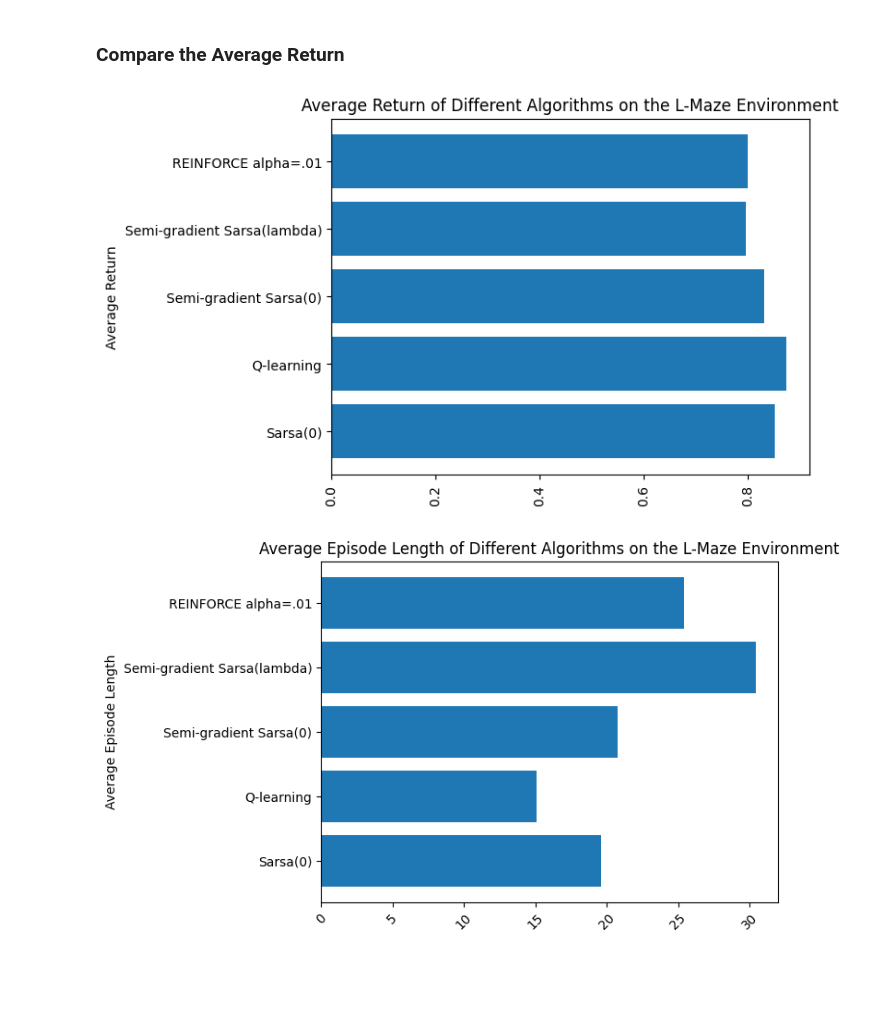
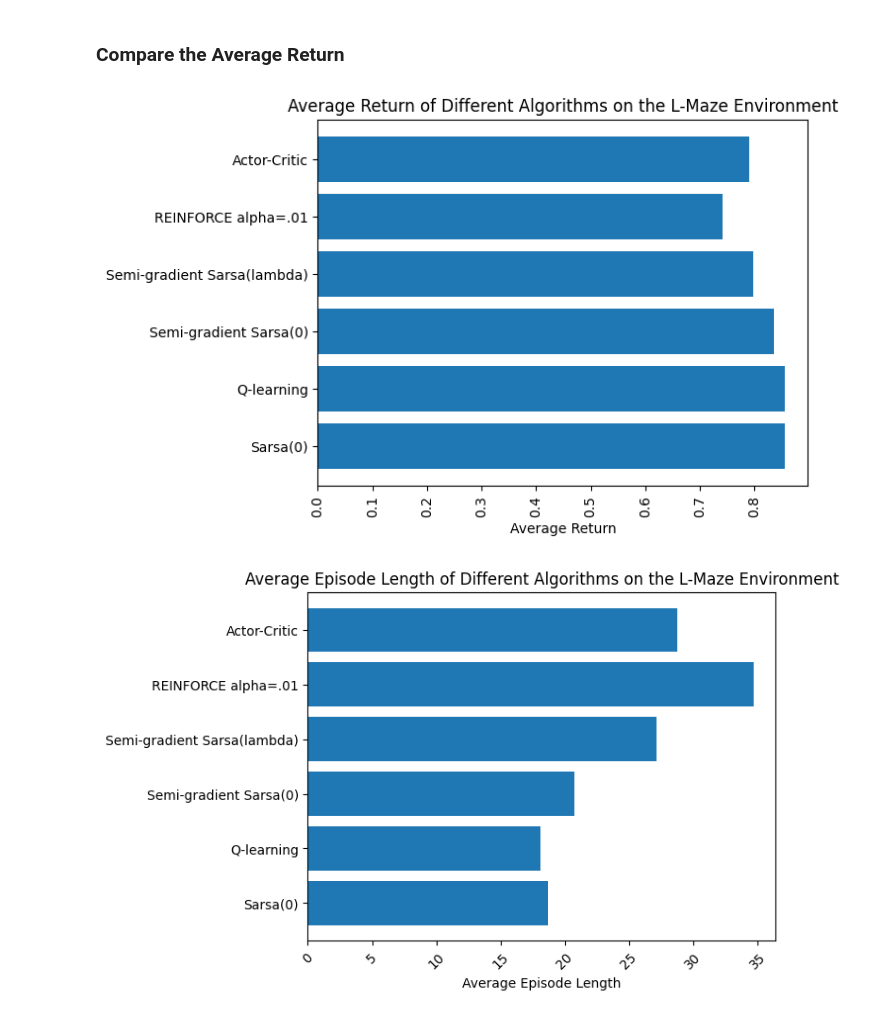
Before and after one commit to mhahsler/Introduction_to_Reinforcement_Learning, a Jupyter notebook: Policy_Gradient/L-Maze_Comparison.ipynb, the cells around one changed output. Drawn from its saved outputs; the diff is of its cells as text; code cells hidden in the pictures; blank space fills up the shorter version.

Commit message:
added actor-critic.

```diff
--- a/Policy_Gradient/L-Maze_Comparison.ipynb
+++ b/Policy_Gradient/L-Maze_Comparison.ipynb
@@ -69,7 +68,7 @@ We use:
 # %%
-from gym_classics.algorithms.temporal_difference_learning import Sarsa
+from gym_classics.algorithms.temporal_difference_learning import Sarsa_0
 
-Q, history = Sarsa(env, n=5000, discount=.99, alpha = 0.01, epsilon = eps_schedule, history = True)
+Q, history = Sarsa_0(env, n=5000, discount=.99, alpha = 0.01, epsilon = eps_schedule, history = True)
 
 plot_returns(history["returns"])
 plot_ep_lens(history["ep_lens"])
@@ -105,3 +103,6 @@ We use Fourier basis features with:
+# %%
+gym_env = gym.make('LMaze-v0', tabular=False)
+env = gym_env.unwrapped
 # %%
 from gym_classics.algorithms.linear_approximation import transformation_fourier_basis
 
@@ -156,0 +166,13 @@ avg_ep_length["REINFORCE alpha=.01"] = np.mean(history["ep_lens"])
+# %%
+from gym_classics.algorithms.policy_gradient_methods import AC
+
+theta, w, history = AC(env, n= 5000, gamma=.99,
+                    alpha_policy=0.01,
+                    alpha_value=0.01,
+                    history = True, verbose = False)
+
+plot_returns(history["returns"])
+plot_ep_lens(history["ep_lens"])
+
+avg_returns["Actor-Critic"] = np.mean(history["returns"])
+avg_ep_length["Actor-Critic"] = np.mean(history["ep_lens"])
@@ -159,21 +184,21 @@ avg_ep_length["REINFORCE alpha=.01"] = np.mean(history["ep_lens"])
 # %%
 from matplotlib import pyplot as plt
 
 plt.barh(avg_returns.keys(), avg_returns.values())
-plt.ylabel("Average Return")
+plt.xlabel("Average Return")
 plt.title("Average Return of Different Algorithms on the L-Maze Environment")
 plt.xticks(rotation=90)
 plt.show()
 # %% [output]
-[figure, old version]
+[figure, new version]
 # %%
 plt.barh(avg_ep_length.keys(), avg_ep_length.values())
-plt.ylabel("Average Episode Length")
+plt.xlabel("Average Episode Length")
 plt.title("Average Episode Length of Different Algorithms on the L-Maze Environment")
 plt.xticks(rotation=45)
 plt.show()
 # %% [output]
-[figure, old version]
+[figure, new version]
 # %% [markdown]
 
 &copy; 2025 [Michael Hahsler](http://michael.hahsler.net).
```
Also changed, not shown: parts of 20 cells of this notebook, 4 other files.
